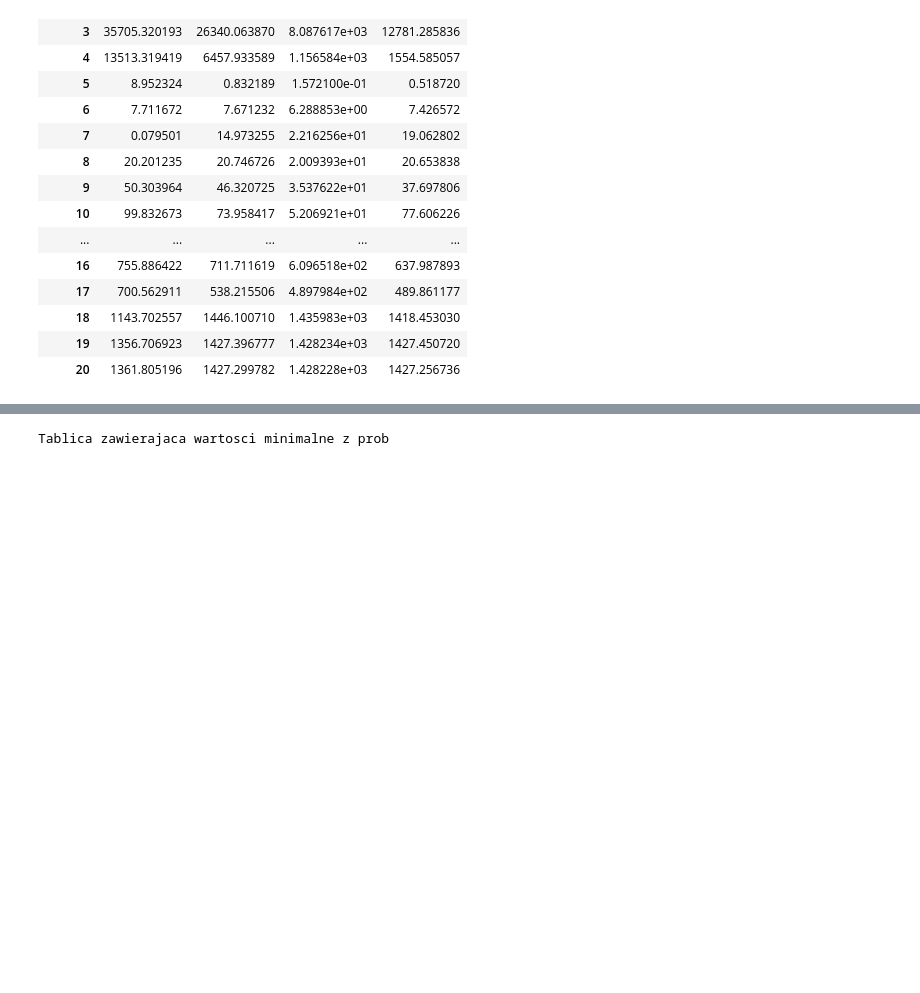
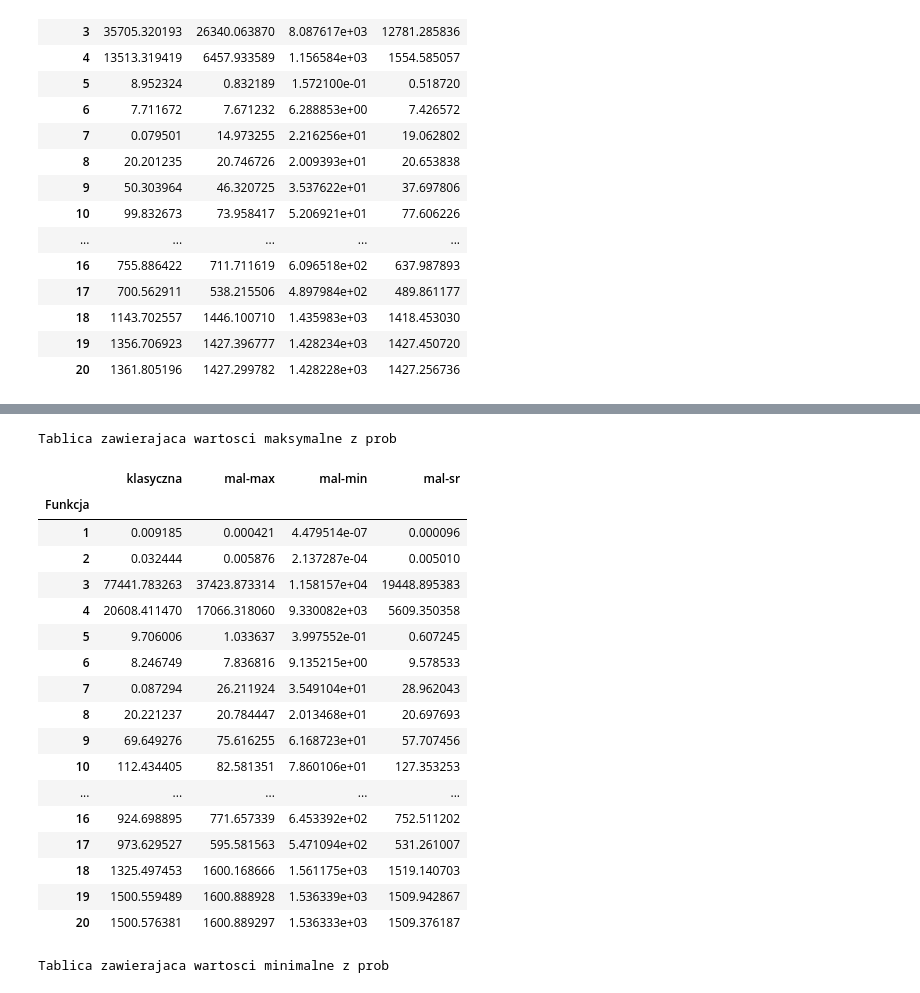
Before and after one commit to maciej3031/evolutionary_algorithm, a Jupyter notebook: Tests_analysis.ipynb, the cells around one changed output, grey strips where cells are left out. Saved outputs shown, nothing was run; the diff lists cells and outputs as text; code cells hidden in the pictures; blank space fills up the shorter version.

```diff
--- a/Tests_analysis.ipynb
+++ b/Tests_analysis.ipynb
@@ -333,3 +360,30 @@ Tablica zawierajaca wartosci srednie z prob
+# %%
+print("Tablica zawierajaca wartosci maksymalne z prob")
+ct = comp_tables(tests_names, np.max)
+ct.columns = versions_names_pl
+ct.index.name ="Funkcja"
+ct.to_csv(results_name+"_ct_maxs.csv")
+ct
+# %% [output]
+Tablica zawierajaca wartosci maksymalne z prob
+|  | klasyczna | mal-max | mal-min | mal-sr |
+| Funkcja |  |  |  |  |
+| 1 | 0.009185 | 0.000421 | 4.479514e-07 | 0.000096 |
+| 2 | 0.032444 | 0.005876 | 2.137287e-04 | 0.005010 |
+| 3 | 77441.783263 | 37423.873314 | 1.158157e+04 | 19448.895383 |
+| 4 | 20608.411470 | 17066.318060 | 9.330082e+03 | 5609.350358 |
+| 5 | 9.706006 | 1.033637 | 3.997552e-01 | 0.607245 |
+| 6 | 8.246749 | 7.836816 | 9.135215e+00 | 9.578533 |
+| 7 | 0.087294 | 26.211924 | 3.549104e+01 | 28.962043 |
+| 8 | 20.221237 | 20.784447 | 2.013468e+01 | 20.697693 |
+| 9 | 69.649276 | 75.616255 | 6.168723e+01 | 57.707456 |
+| 10 | 112.434405 | 82.581351 | 7.860106e+01 | 127.353253 |
+| ... | ... | ... | ... | ... |
+| 16 | 924.698895 | 771.657339 | 6.453392e+02 | 752.511202 |
+| 17 | 973.629527 | 595.581563 | 5.471094e+02 | 531.261007 |
+| 18 | 1325.497453 | 1600.168666 | 1.561175e+03 | 1519.140703 |
+| 19 | 1500.559489 | 1600.888928 | 1.536339e+03 | 1509.942867 |
+| 20 | 1500.576381 | 1600.889297 | 1.536333e+03 | 1509.376187 |
 # %%
 print("Tablica zawierajaca wartosci minimalne z prob")
 ct = comp_tables(tests_names, np.min)
```
Also changed, not shown: parts of 1 cell of this notebook.
